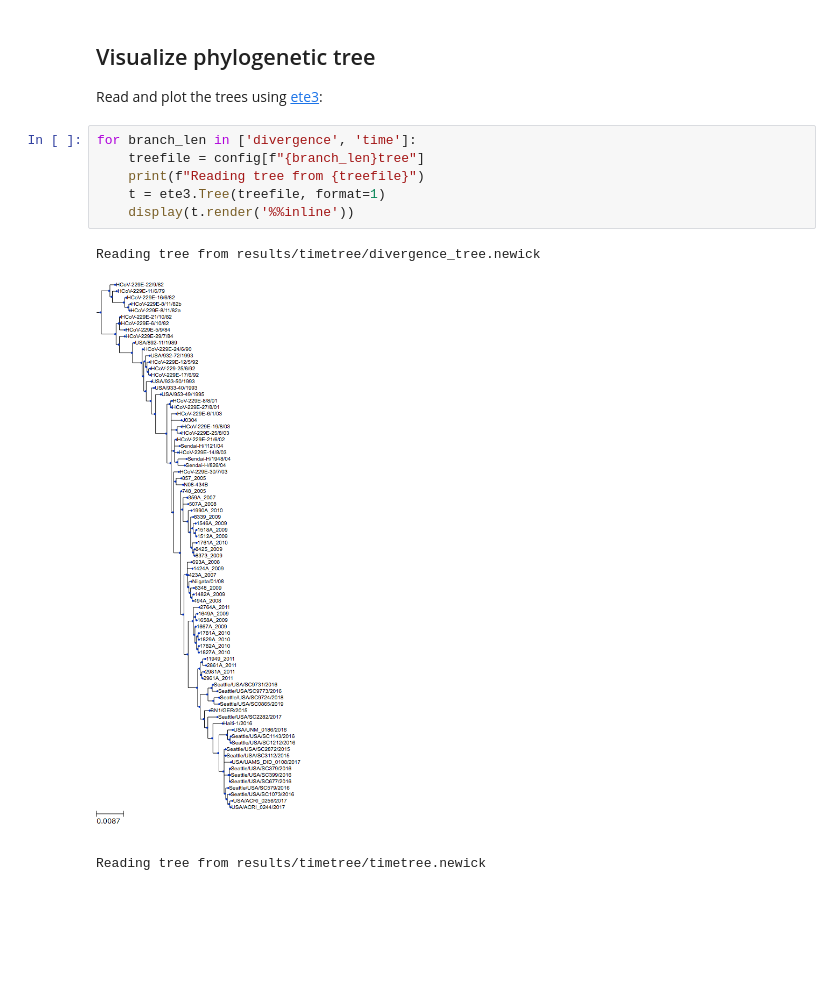
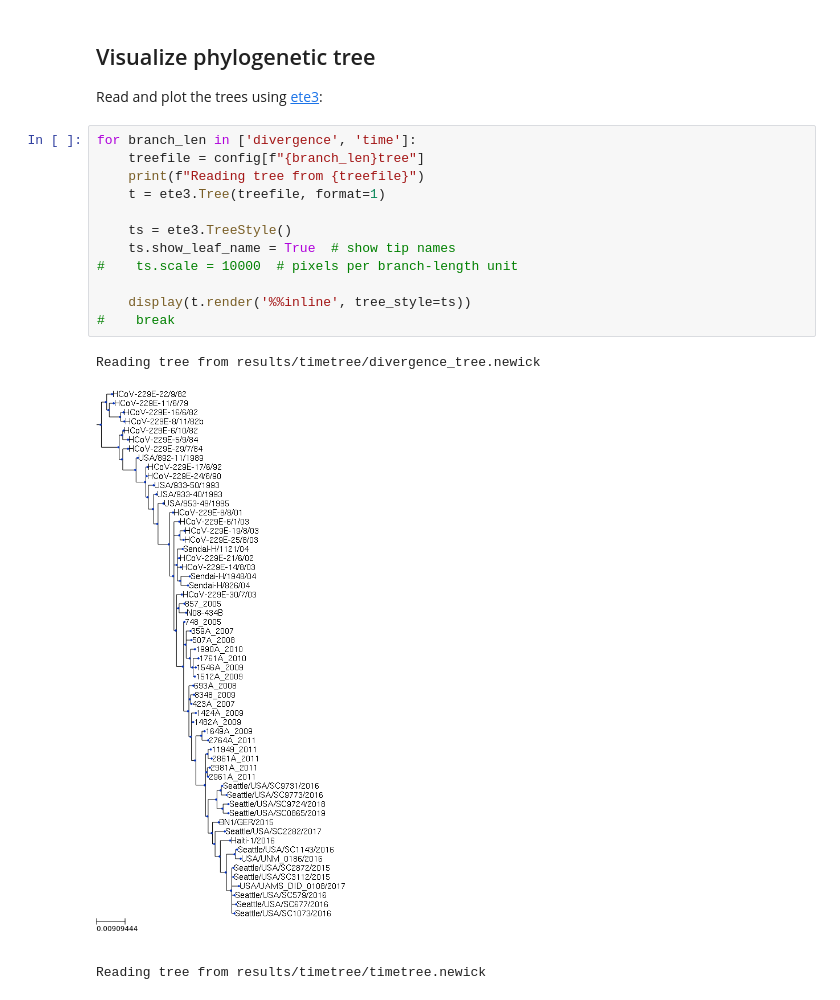
Before and after one commit to jbloomlab/CoV_229E_antigenic_drift, a Jupyter notebook: visualize_tree.ipynb, the cells around one changed output. Drawn from its saved outputs; the diff is of its cells as text; blank space fills up the shorter version.

```diff
--- a/visualize_tree.ipynb
+++ b/visualize_tree.ipynb
@@ -24,10 +24,16 @@ Read and plot the trees using [ete3](http://etetoolkit.org/):
 # %%
 for branch_len in ['divergence', 'time']:
     treefile = config[f"{branch_len}tree"]
     print(f"Reading tree from {treefile}")
     t = ete3.Tree(treefile, format=1)
-    display(t.render('%%inline'))
+
+    ts = ete3.TreeStyle()
+    ts.show_leaf_name = True  # show tip names
+#    ts.scale = 10000  # pixels per branch-length unit
+
+    display(t.render('%%inline', tree_style=ts))
+#    break
 # %% [output]
 Reading tree from results/timetree/divergence_tree.newick
-[figure, old version]
+[figure, new version]
 Reading tree from results/timetree/timetree.newick
```
Also changed, not shown: parts of 6 cells of this notebook, 15 other files.
